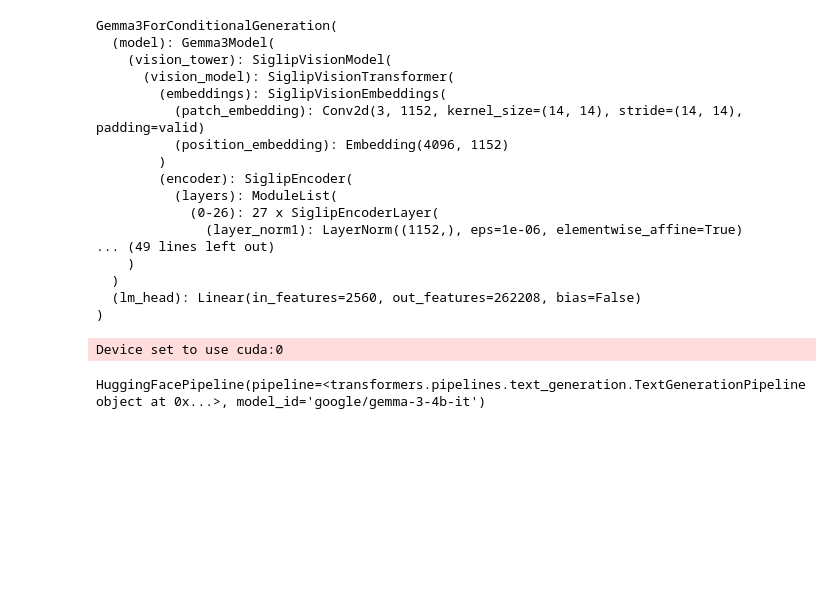
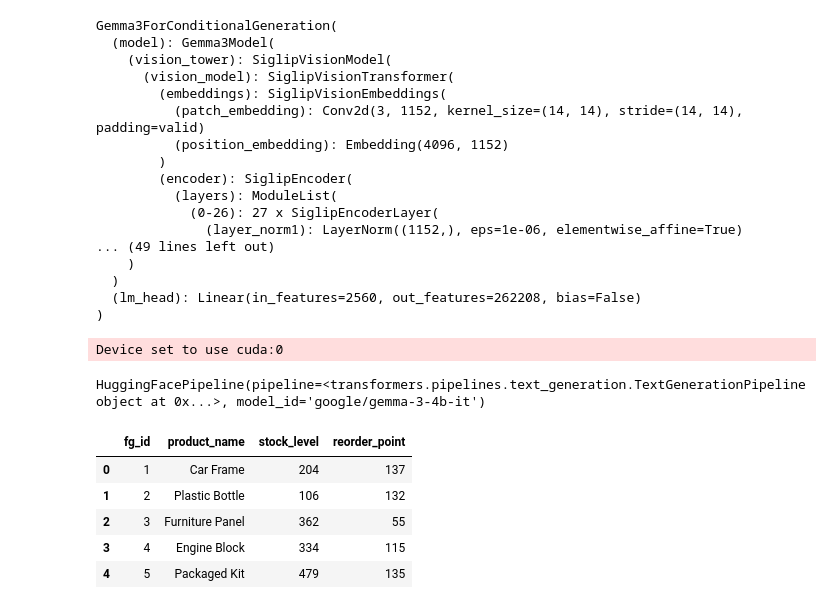
Before and after one commit to sampath017/TCS_GenAI_Hackaton, a Jupyter notebook: notebooks/main.ipynb, the cells around one changed output. Drawn from its saved outputs; the diff is of its cells as text; code cells hidden in the pictures; blank space fills up the shorter version.

```diff
--- a/notebooks/main.ipynb
+++ b/notebooks/main.ipynb
@@ -97,3 +100,13 @@ llm_wrapper
 # %% [output]
 Device set to use cuda:0
 HuggingFacePipeline(pipeline=<transformers.pipelines.text_generation.TextGenerationPipeline object at 0x...>, model_id='google/gemma-3-4b-it')
+# %%
+df = pd.read_csv(s.data_root_path/"csv/finished_goods_inventory.csv")
+df
+# %% [output]
+|  | fg_id | product_name | stock_level | reorder_point |
+| 0 | 1 | Car Frame | 204 | 137 |
+| 1 | 2 | Plastic Bottle | 106 | 132 |
+| 2 | 3 | Furniture Panel | 362 | 55 |
+| 3 | 4 | Engine Block | 334 | 115 |
+| 4 | 5 | Packaged Kit | 479 | 135 |
```
Also changed, not shown: parts of 8 cells of this notebook, 13 other files.
